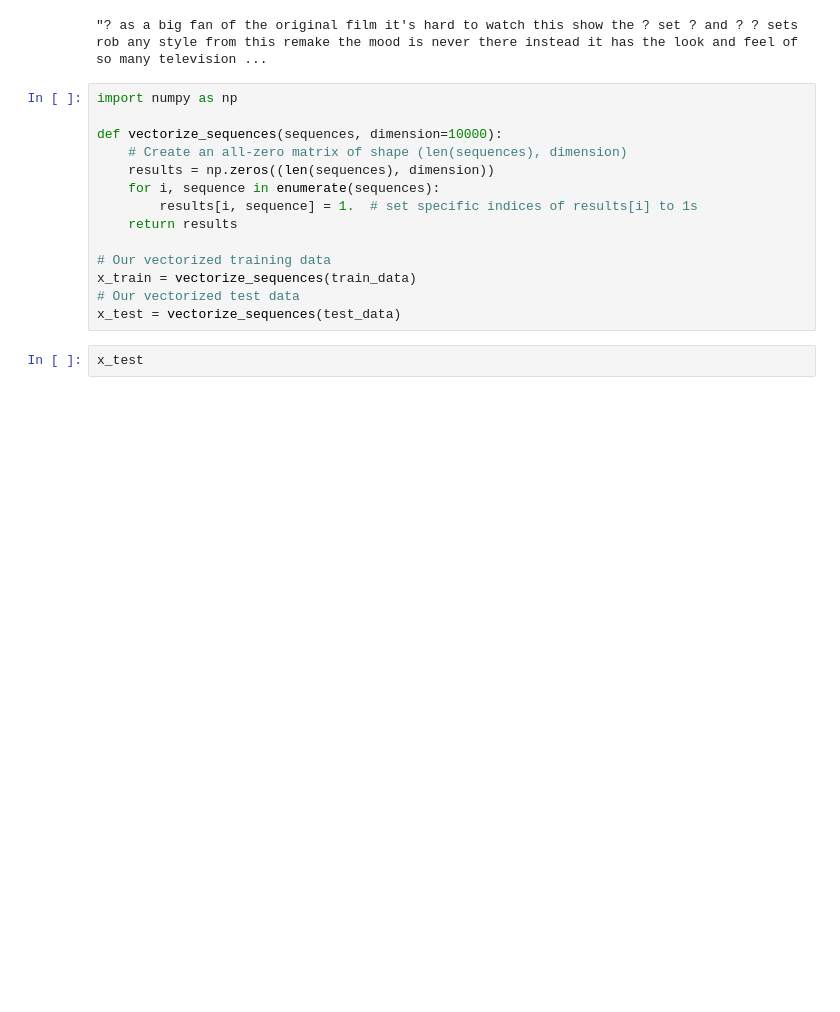
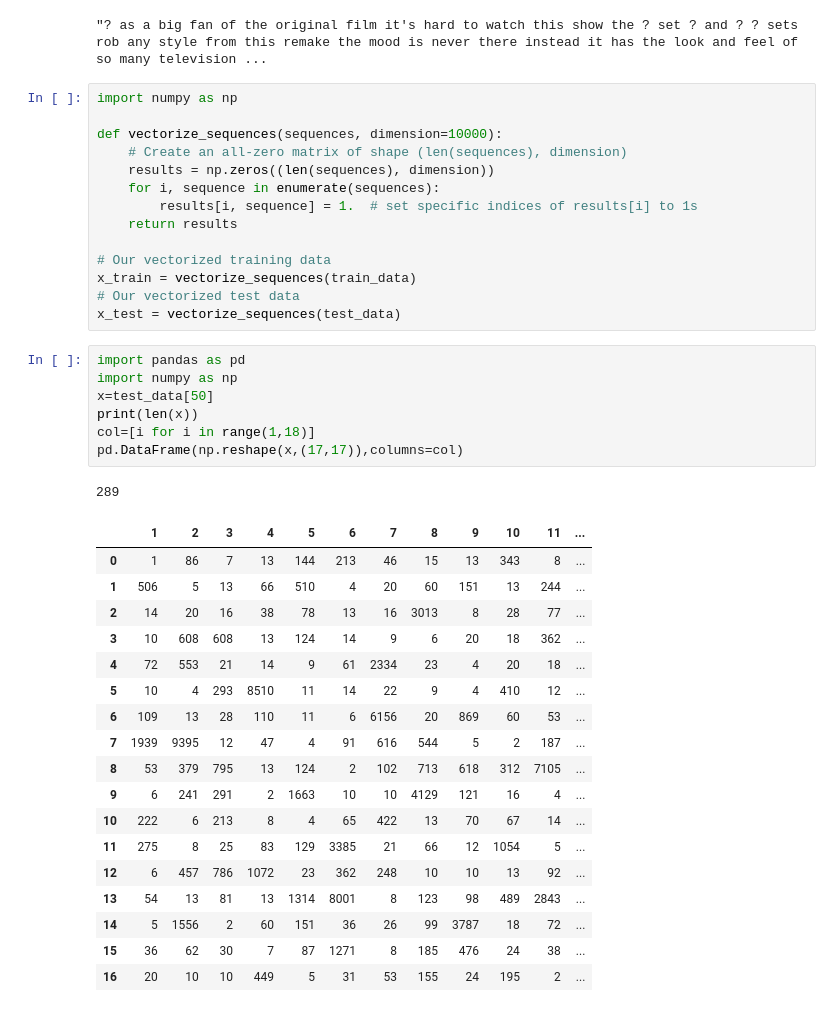
Before and after one commit to alvi-subhan/Deep-learning-using-keras, a Jupyter notebook: imdb.ipynb, the cells around one changed output. Cells and saved outputs as stored; diff of their text form; blank space fills up the shorter version.

```diff
--- a/imdb.ipynb
+++ b/imdb.ipynb
@@ -78,5 +86,30 @@ def vectorize_sequences(sequences, dimension=10000):
 x_train = vectorize_sequences(train_data)
 # Our vectorized test data
 x_test = vectorize_sequences(test_data)
-# %%
-x_test
+# %%
+import pandas as pd
+import numpy as np
+x=test_data[50]
+print(len(x))
+col=[i for i in range(1,18)]
+pd.DataFrame(np.reshape(x,(17,17)),columns=col)
+# %% [output]
+289
+|  | 1 | 2 | 3 | 4 | 5 | 6 | 7 | 8 | 9 | 10 | 11 | ... |
+| 0 | 1 | 86 | 7 | 13 | 144 | 213 | 46 | 15 | 13 | 343 | 8 | ... |
+| 1 | 506 | 5 | 13 | 66 | 510 | 4 | 20 | 60 | 151 | 13 | 244 | ... |
+| 2 | 14 | 20 | 16 | 38 | 78 | 13 | 16 | 3013 | 8 | 28 | 77 | ... |
+| 3 | 10 | 608 | 608 | 13 | 124 | 14 | 9 | 6 | 20 | 18 | 362 | ... |
+| 4 | 72 | 553 | 21 | 14 | 9 | 61 | 2334 | 23 | 4 | 20 | 18 | ... |
+| 5 | 10 | 4 | 293 | 8510 | 11 | 14 | 22 | 9 | 4 | 410 | 12 | ... |
+| 6 | 109 | 13 | 28 | 110 | 11 | 6 | 6156 | 20 | 869 | 60 | 53 | ... |
+| 7 | 1939 | 9395 | 12 | 47 | 4 | 91 | 616 | 544 | 5 | 2 | 187 | ... |
+| 8 | 53 | 379 | 795 | 13 | 124 | 2 | 102 | 713 | 618 | 312 | 7105 | ... |
+| 9 | 6 | 241 | 291 | 2 | 1663 | 10 | 10 | 4129 | 121 | 16 | 4 | ... |
+| 10 | 222 | 6 | 213 | 8 | 4 | 65 | 422 | 13 | 70 | 67 | 14 | ... |
+| 11 | 275 | 8 | 25 | 83 | 129 | 3385 | 21 | 66 | 12 | 1054 | 5 | ... |
+| 12 | 6 | 457 | 786 | 1072 | 23 | 362 | 248 | 10 | 10 | 13 | 92 | ... |
+| 13 | 54 | 13 | 81 | 13 | 1314 | 8001 | 8 | 123 | 98 | 489 | 2843 | ... |
+| 14 | 5 | 1556 | 2 | 60 | 151 | 36 | 26 | 99 | 3787 | 18 | 72 | ... |
+| 15 | 36 | 62 | 30 | 7 | 87 | 1271 | 8 | 185 | 476 | 24 | 38 | ... |
+| 16 | 20 | 10 | 10 | 449 | 5 | 31 | 53 | 155 | 24 | 195 | 2 | ... |
```
Also changed, not shown: parts of 18 cells of this notebook.
